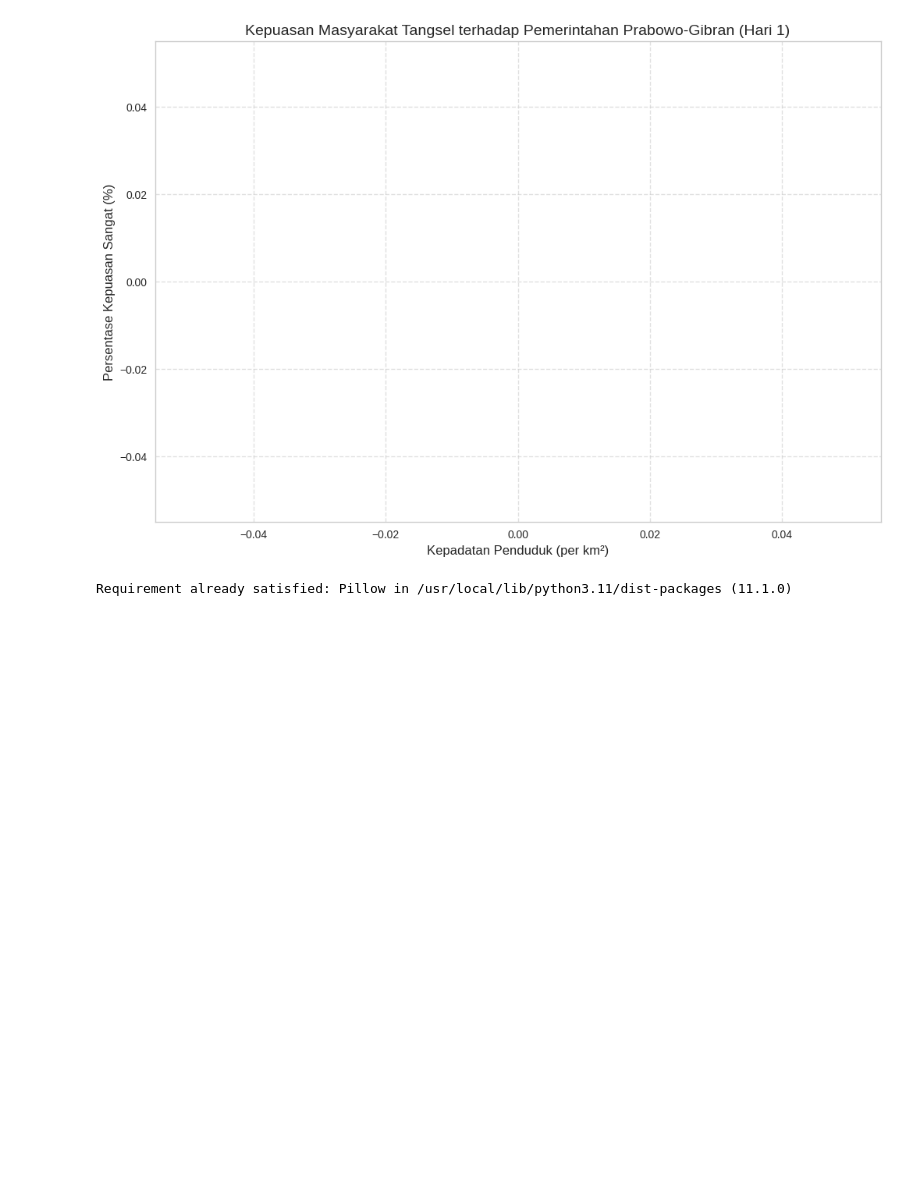
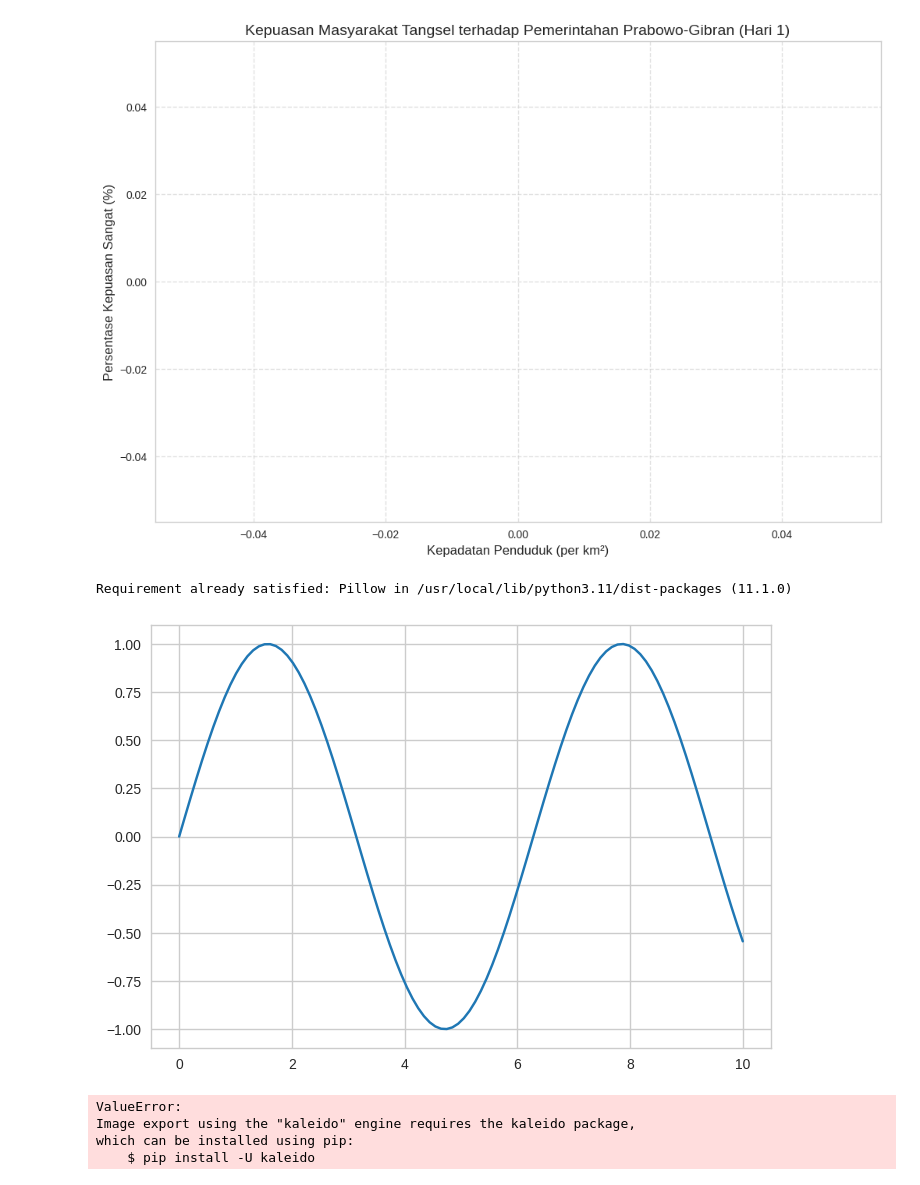
Before and after one commit to 4zmyyy/Belajar-Python-, a Jupyter notebook: Python_Learning_Day_17_Dummy_Visualization_data,_heatmap_&_seaborn.ipynb, the cells around one changed output. Cells and saved outputs as stored; diff of their text form; code cells hidden in the pictures; blank space fills up the shorter version.

```diff
--- a/Python_Learning_Day_17_Dummy_Visualization_data,_heatmap_&_seaborn.ipynb
+++ b/Python_Learning_Day_17_Dummy_Visualization_data,_heatmap_&_seaborn.ipynb
@@ -427,3 +427,43 @@ ani.save('rotating_cube.gif', writer=writer)
 plt.close()
 # %% [output]
 Requirement already satisfied: Pillow in /usr/local/lib/python3.11/dist-packages (11.1.0)
+# %%
+import numpy as np
+import matplotlib.pyplot as plt
+from matplotlib.animation import FuncAnimation, PillowWriter
+
+# Sample data
+x = np.linspace(0, 10, 100)
+y = np.sin(x)
+
+# Create figure
+fig, ax = plt.subplots()
+line, = ax.plot(x, y)
+
+# Animation function
+def update(frame):
+    line.set_ydata(np.sin(x + frame / 10))
+    return line,
+
+# Create animation
+ani = FuncAnimation(fig, update, frames=100, interval=50)
+ani.save('sine_wave.gif', writer=PillowWriter(fps=20))
+# %% [output]
+[figure, added]
+# %%
+import plotly.express as px
+import pandas as pd
+
+# Sample data
+df = px.data.gapminder()
+fig = px.scatter(df, x='gdpPercap', y='lifeExp', animation_frame='year',
+                 size='pop', color='continent', hover_name='country',
+                 log_x=True, size_max=55, range_x=[100, 100000], range_y=[25, 90])
+
+fig.update_layout(title='Gapminder Animation')
+fig.write_image('gapminder.gif')
+# %% [output]
+ValueError:
+Image export using the "kaleido" engine requires the kaleido package,
+which can be installed using pip:
+    $ pip install -U kaleido
```
Also changed, not shown: parts of 1 cell of this notebook.
